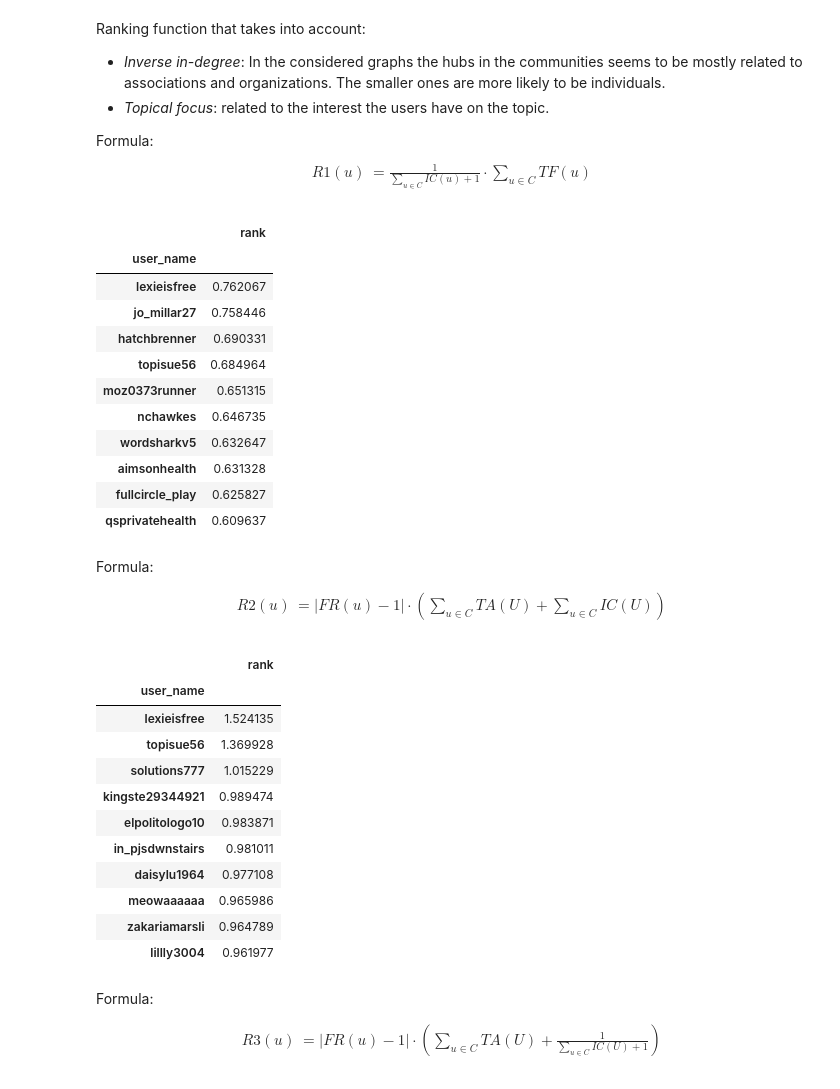
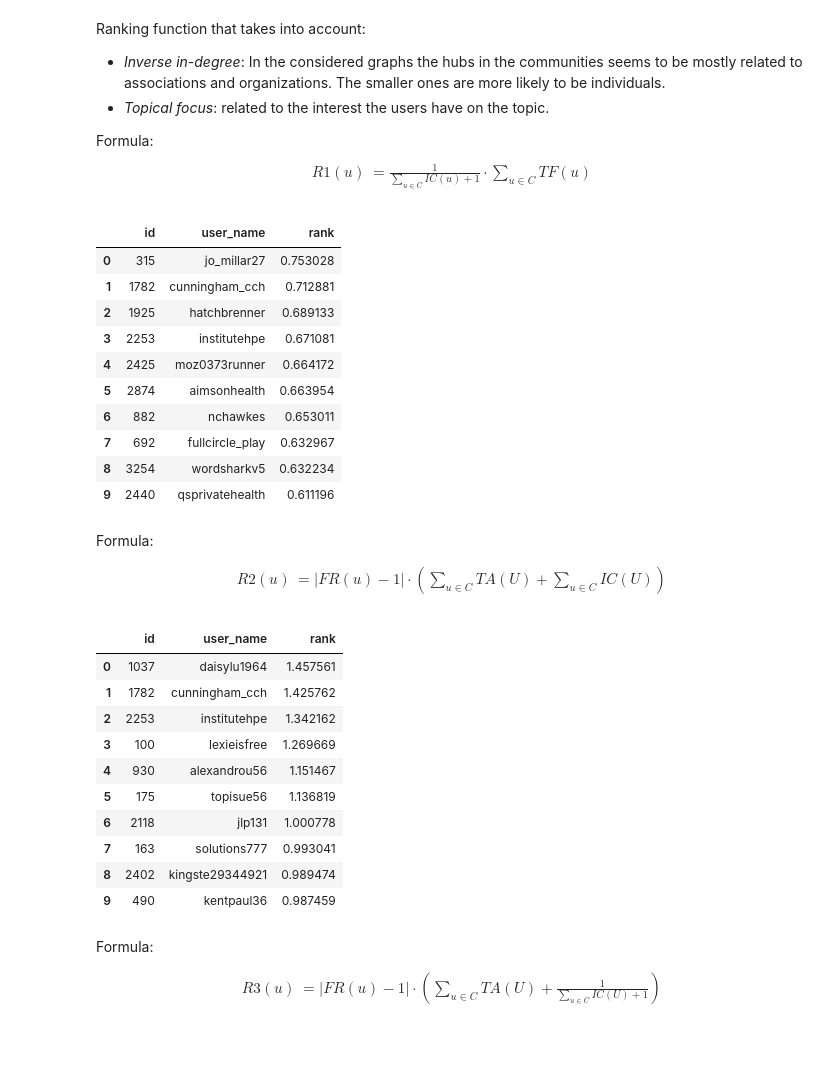
Before and after one commit to flaprimo/twitter-network-analysis, a Jupyter notebook: analysis_infomap.ipynb, the cells around one changed output. Cells and saved outputs as stored; diff of their text form; code cells hidden in the pictures; blank space fills up the shorter version.

```diff
--- a/analysis_infomap.ipynb
+++ b/analysis_infomap.ipynb
@@ -563,20 +562,19 @@ Formula:
 \mathit{R1}(u) & = \frac{1}{\sum_{u \in C} \mathit{IC}(u) + 1} \cdot \sum_{u \in C} \mathit{TF}(u)
 \end{align}
 # %%
-ah.rank_2().head(10)
+ah.get_rank_2().head(10)
 # %% [output]
-|  | rank |
-| user_name |  |
-| lexieisfree | 0.762067 |
-| jo_millar27 | 0.758446 |
-| hatchbrenner | 0.690331 |
-| topisue56 | 0.684964 |
-| moz0373runner | 0.651315 |
-| nchawkes | 0.646735 |
-| wordsharkv5 | 0.632647 |
-| aimsonhealth | 0.631328 |
-| fullcircle_play | 0.625827 |
-| qsprivatehealth | 0.609637 |
+|  | id | user_name | rank |
+| 0 | 315 | jo_millar27 | 0.753028 |
+| 1 | 1782 | cunningham_cch | 0.712881 |
+| 2 | 1925 | hatchbrenner | 0.689133 |
+| 3 | 2253 | institutehpe | 0.671081 |
+| 4 | 2425 | moz0373runner | 0.664172 |
+| 5 | 2874 | aimsonhealth | 0.663954 |
+| 6 | 882 | nchawkes | 0.653011 |
+| 7 | 692 | fullcircle_play | 0.632967 |
+| 8 | 3254 | wordsharkv5 | 0.632234 |
+| 9 | 2440 | qsprivatehealth | 0.611196 |
 # %% [markdown]
 Formula:
 
@@ -584,20 +582,19 @@ Formula:
 \mathit{R2}(u) & = \lvert \mathit{FR}(u) - 1 \rvert \cdot \left(\sum_{u \in C} \mathit{TA}(U) + \sum_{u \in C} \mathit{IC}(U)\right)
 \end{align}
 # %%
-ah.rank_3().head(10)
+ah.get_rank_3().head(10)
 # %% [output]
-|  | rank |
-| user_name |  |
-| lexieisfree | 1.524135 |
-| topisue56 | 1.369928 |
-| solutions777 | 1.015229 |
-| kingste29344921 | 0.989474 |
-| elpolitologo10 | 0.983871 |
-| in_pjsdwnstairs | 0.981011 |
-| daisylu1964 | 0.977108 |
-| meowaaaaaa | 0.965986 |
-| zakariamarsli | 0.964789 |
-| lillly3004 | 0.961977 |
+|  | id | user_name | rank |
+| 0 | 1037 | daisylu1964 | 1.457561 |
+| 1 | 1782 | cunningham_cch | 1.425762 |
+| 2 | 2253 | institutehpe | 1.342162 |
+| 3 | 100 | lexieisfree | 1.269669 |
+| 4 | 930 | alexandrou56 | 1.151467 |
+| 5 | 175 | topisue56 | 1.136819 |
+| 6 | 2118 | jlp131 | 1.000778 |
+| 7 | 163 | solutions777 | 0.993041 |
+| 8 | 2402 | kingste29344921 | 0.989474 |
+| 9 | 490 | kentpaul36 | 0.987459 |
 # %% [markdown]
 Formula:
 
```
Also changed, not shown: parts of 6 cells of this notebook, 15 other files.
